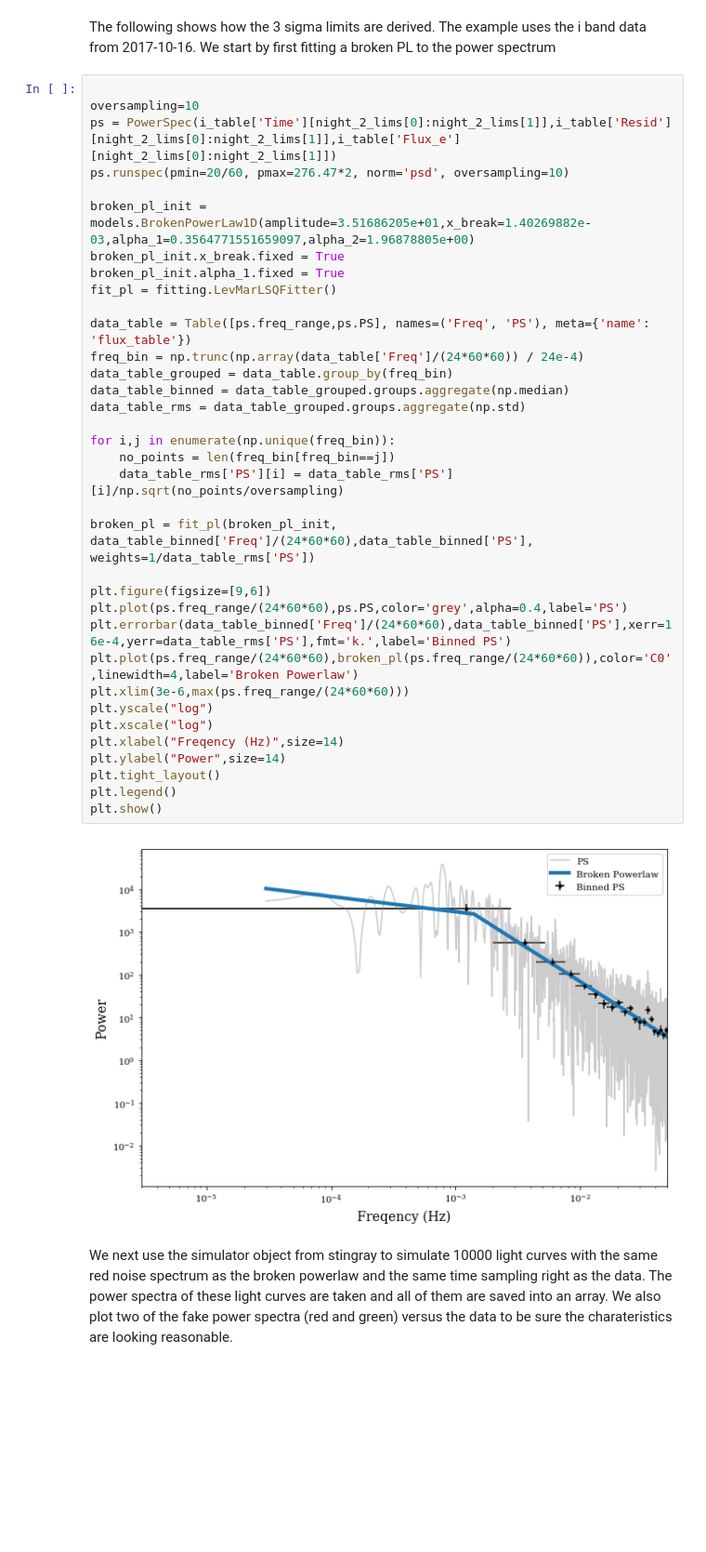
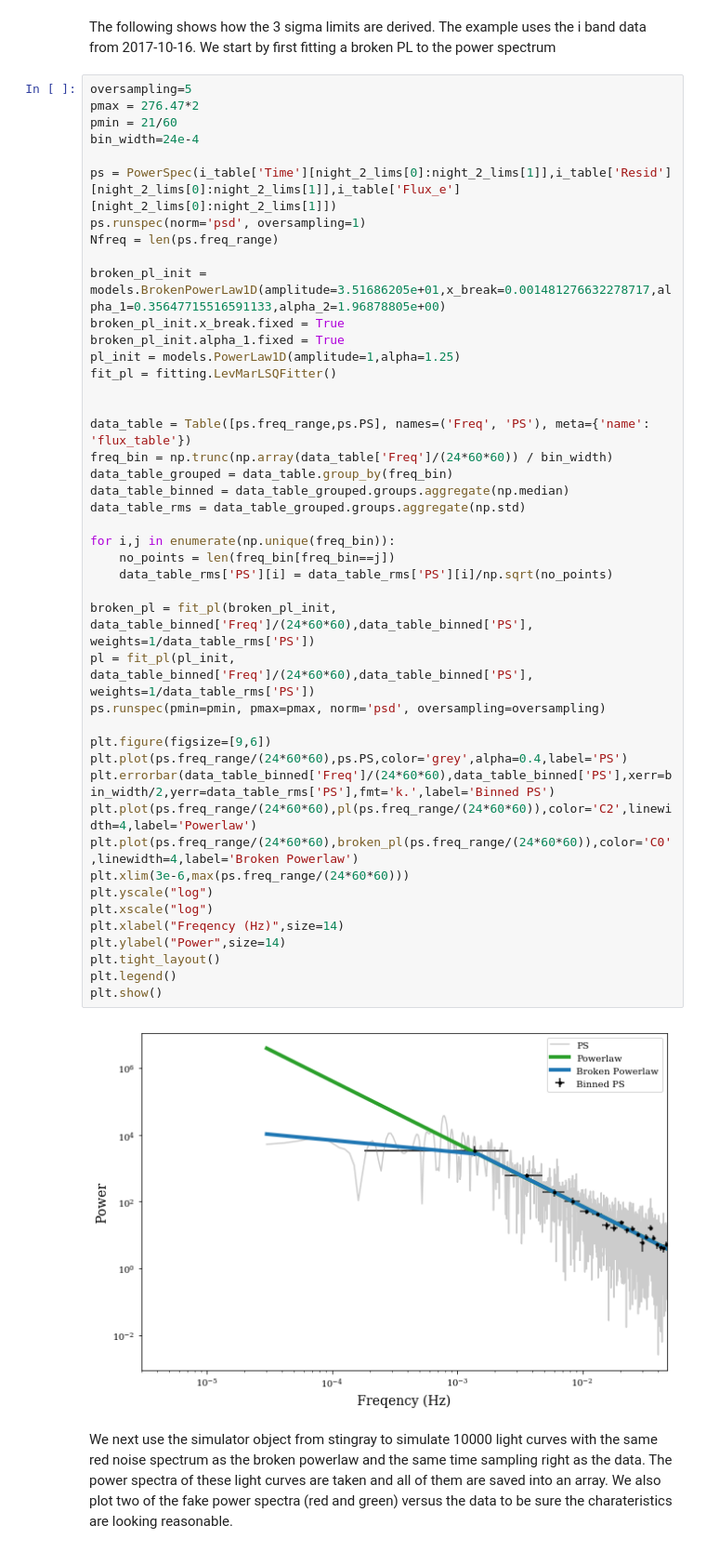
Before and after one commit to mkenne15/papers, a Jupyter notebook: 4FGLJ0427/Short_Periodicity_Analysis.ipynb, the cells around one changed output. Shown at 93% size. Cells and saved outputs as stored; diff of their text form; blank space fills up the shorter version.

```diff
--- a/4FGLJ0427/Short_Periodicity_Analysis.ipynb
+++ b/4FGLJ0427/Short_Periodicity_Analysis.ipynb
@@ -467,42 +467,51 @@ plt.show()
 # %% [markdown]
 The following shows how the 3 sigma limits are derived. The example uses the i band data from 2017-10-16. We start by first fitting a broken PL to the power spectrum
 # %%
+oversampling=5
+pmax = 276.47*2
+pmin = 21/60
+bin_width=24e-4
 
-oversampling=10
 ps = PowerSpec(i_table['Time'][night_2_lims[0]:night_2_lims[1]],i_table['Resid'][night_2_lims[0]:night_2_lims[1]],i_table['Flux_e'][night_2_lims[0]:night_2_lims[1]])
-ps.runspec(pmin=20/60, pmax=276.47*2, norm='psd', oversampling=10)
+ps.runspec(norm='psd', oversampling=1)
+Nfreq = len(ps.freq_range)
 
-broken_pl_init = models.BrokenPowerLaw1D(amplitude=3.51686205e+01,x_break=1.40269882e-03,alpha_1=0.3564771551659097,alpha_2=1.96878805e+00)
+broken_pl_init = models.BrokenPowerLaw1D(amplitude=3.51686205e+01,x_break=0.001481276632278717,alpha_1=0.35647715516591133,alpha_2=1.96878805e+00)
 broken_pl_init.x_break.fixed = True
 broken_pl_init.alpha_1.fixed = True
+pl_init = models.PowerLaw1D(amplitude=1,alpha=1.25)
 fit_pl = fitting.LevMarLSQFitter()
 
+
 data_table = Table([ps.freq_range,ps.PS], names=('Freq', 'PS'), meta={'name': 'flux_table'})
-freq_bin = np.trunc(np.array(data_table['Freq']/(24*60*60)) / 24e-4)
+freq_bin = np.trunc(np.array(data_table['Freq']/(24*60*60)) / bin_width)
 data_table_grouped = data_table.group_by(freq_bin)
 data_table_binned = data_table_grouped.groups.aggregate(np.median)
 data_table_rms = data_table_grouped.groups.aggregate(np.std)
 
 for i,j in enumerate(np.unique(freq_bin)):
     no_points = len(freq_bin[freq_bin==j])
-    data_table_rms['PS'][i] = data_table_rms['PS'][i]/np.sqrt(no_points/oversampling)
+    data_table_rms['PS'][i] = data_table_rms['PS'][i]/np.sqrt(no_points)
 
 broken_pl = fit_pl(broken_pl_init, data_table_binned['Freq']/(24*60*60),data_table_binned['PS'], weights=1/data_table_rms['PS'])
+pl = fit_pl(pl_init, data_table_binned['Freq']/(24*60*60),data_table_binned['PS'], weights=1/data_table_rms['PS'])
+ps.runspec(pmin=pmin, pmax=pmax, norm='psd', oversampling=oversampling)
 
 plt.figure(figsize=[9,6])
 plt.plot(ps.freq_range/(24*60*60),ps.PS,color='grey',alpha=0.4,label='PS')
-plt.errorbar(data_table_binned['Freq']/(24*60*60),data_table_binned['PS'],xerr=16e-4,yerr=data_table_rms['PS'],fmt='k.',label='Binned PS')
+plt.errorbar(data_table_binned['Freq']/(24*60*60),data_table_binned['PS'],xerr=bin_width/2,yerr=data_table_rms['PS'],fmt='k.',label='Binned PS')
+plt.plot(ps.freq_range/(24*60*60),pl(ps.freq_range/(24*60*60)),color='C2',linewidth=4,label='Powerlaw')
 plt.plot(ps.freq_range/(24*60*60),broken_pl(ps.freq_range/(24*60*60)),color='C0',linewidth=4,label='Broken Powerlaw')
 plt.xlim(3e-6,max(ps.freq_range/(24*60*60)))
 plt.yscale("log")
 plt.xscale("log")
 plt.xlabel("Freqency (Hz)",size=14)
 plt.ylabel("Power",size=14)
 plt.tight_layout()
 plt.legend()
 plt.show()
 # %% [output]
-[figure, old version]
+[figure, new version]
 # %% [markdown]
 We next use the simulator object from stingray to simulate 10000 light curves with the same red noise spectrum as the broken powerlaw and the same time sampling right as the data. The power spectra of these light curves are taken and all of them are saved into an array. We also plot two of the fake power spectra (red and green) versus the data to be sure the charateristics are looking reasonable.
 # %%
```
Also changed, not shown: parts of 4 cells of this notebook.
